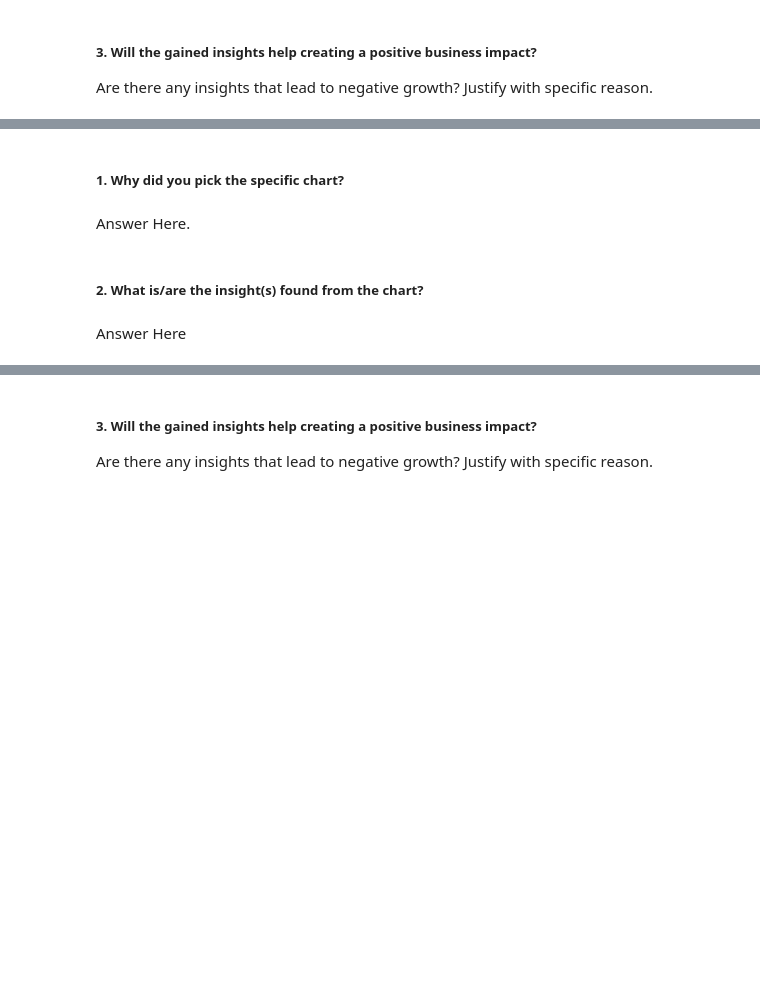
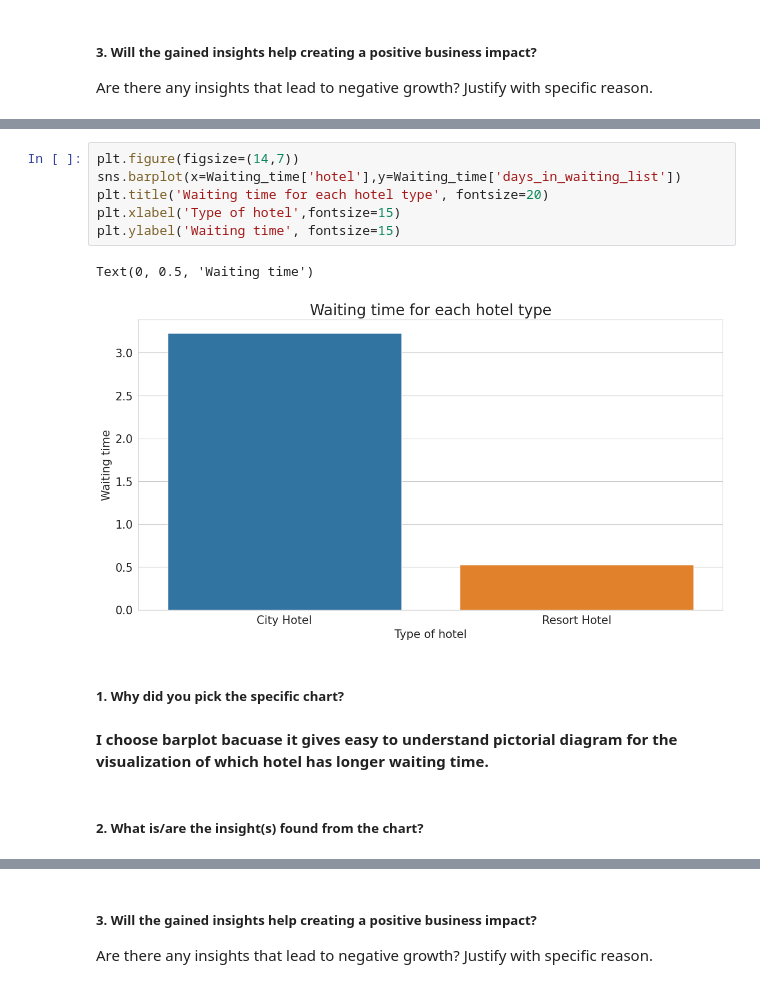
Before and after one commit to ManisankarDey/Hotel_Booking_Analysis, a Jupyter notebook: Copy_of_Sample_EDA_Submission_Main_Template.ipynb, the cells around one changed output, grey strips where cells are left out. Saved outputs shown, nothing was run; the diff lists cells and outputs as text; blank space fills up the shorter version.

```diff
--- a/Copy_of_Sample_EDA_Submission_Main_Template.ipynb
+++ b/Copy_of_Sample_EDA_Submission_Main_Template.ipynb
@@ -838,8 +905,15 @@ Answer Here
+# %%
+plt.figure(figsize=(14,7))
+sns.barplot(x=Waiting_time['hotel'],y=Waiting_time['days_in_waiting_list'])
+plt.title('Waiting time for each hotel type', fontsize=20)
+plt.xlabel('Type of hotel',fontsize=15)
+plt.ylabel('Waiting time', fontsize=15)
+# %% [output]
+Text(0, 0.5, 'Waiting time')
+[figure, added]
 # %% [markdown]
 ##### 1. Why did you pick the specific chart?
-# %% [markdown]
-Answer Here.
+# %% [markdown]
+**I choose barplot bacuase it gives easy to understand pictorial diagram for the visualization of which hotel has longer waiting time.**
 # %% [markdown]
 ##### 2. What is/are the insight(s) found from the chart?
-# %% [markdown]
-Answer Here
```
Also changed, not shown: parts of 24 cells of this notebook.
